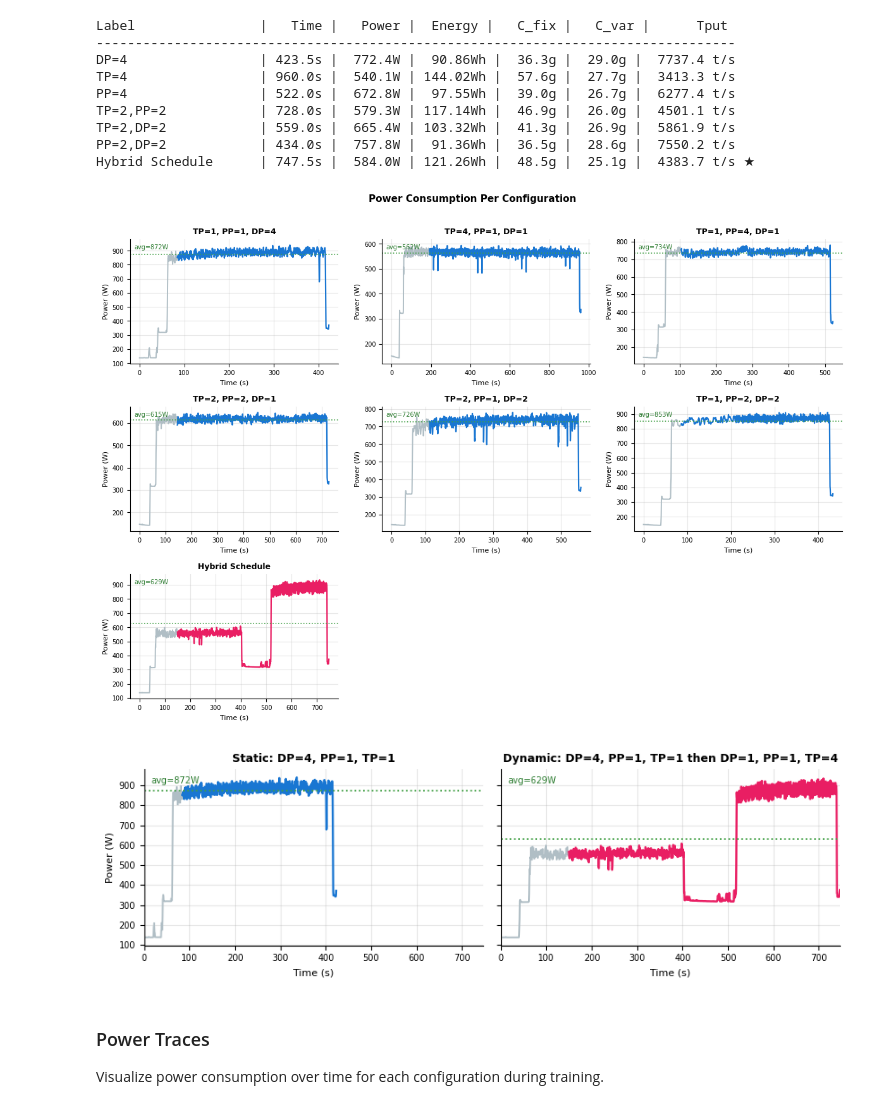
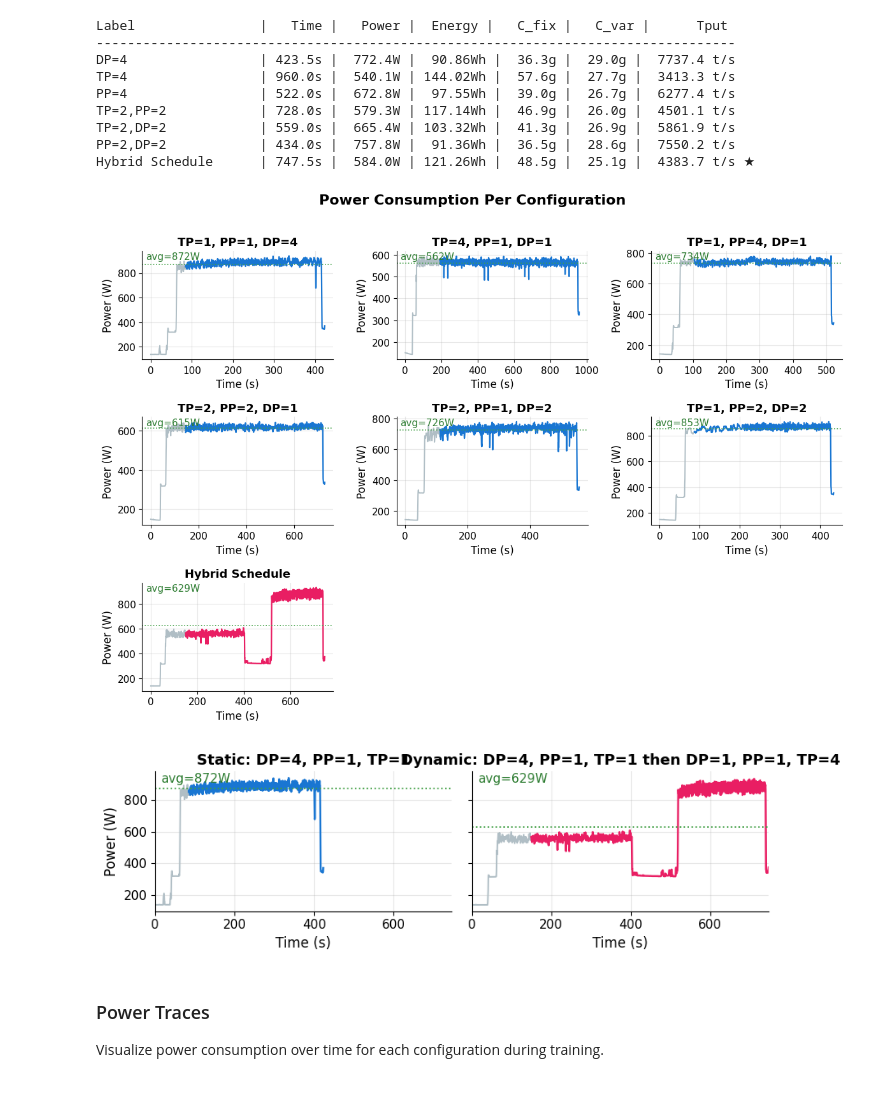
Before and after one commit to Wafik20/scheduling-carbon-aware-3d-parallelism, a Jupyter notebook: notebooks/visualize_training.ipynb, the cells around one changed output. Saved outputs shown, nothing was run; the diff lists cells and outputs as text; code cells hidden in the pictures.

Commit message:
room for bigger plots for the camera ready

```diff
--- a/notebooks/visualize_training.ipynb
+++ b/notebooks/visualize_training.ipynb
@@ -210,8 +232,21 @@ hybrid_schedule [SCHED]: avg=584.0W  steady=628.9W  samples=1495
 Load power logs for various parallelism configurations (DP, TP, PP, mixed) and compute key metrics.
 # %%
 # 4b derive ci
-if not configs:
-    raise RuntimeError("No configs loaded — cannot derive schedule duration.")
+if not globals().get("configs") and "load_configs" in globals():
+    print("configs is empty; reloading power CSVs from DATA_DIR...")
+    configs, skipped = load_configs()
+    if skipped:
+        print(f"Skipped: {', '.join(skipped)}")
+    static_configs = {k: v for k, v in configs.items() if not v["is_schedule"]}
+    sched_configs  = {k: v for k, v in configs.items() if v["is_schedule"]}
+    n_configs = len(configs)
+    all_configs = [(_label(cfg), _classify(cfg), cfg) for _, cfg in configs.items()]
+
+if not globals().get("configs"):
+    raise RuntimeError(
+        "No configs loaded — cannot derive schedule duration. "
+        f"Checked DATA_DIR={DATA_DIR!r}; verify MODEL_NAME and rerun the load csvs cell."
+    )
 
 CI_SCHEDULE_DURATION_S = max(len(cfg["df"]) for cfg in configs.values()) * INTERVAL_SECONDS
 slowest = max(configs.items(), key=lambda kv: len(kv[1]["df"]))[0]
@@ -288,22 +323,22 @@ if n_configs > 0:
         else:
             title = f"TP={cfg['tp']}, PP={cfg['pp']}, DP={cfg['dp']}"
 
-        ax.set_title(title, fontsize=9, fontweight="bold")
-        ax.set_xlabel("Time (s)", fontsize=8)
-        ax.set_ylabel("Power (W)", fontsize=8)
-        ax.tick_params(labelsize=7)
+        ax.set_title(title, fontsize=13, fontweight="bold")
+        ax.set_xlabel("Time (s)", fontsize=12)
+        ax.set_ylabel("Power (W)", fontsize=12)
+        ax.tick_params(labelsize=11)
         ax.text(0.02, 0.92, f"avg={cfg['steady_avg_power']:.0f}W",
-                transform=ax.transAxes, fontsize=7, color="#2E7D32")
+                transform=ax.transAxes, fontsize=11, color="#2E7D32")
 
     for ax in axes[n_configs:]:
         ax.set_visible(False)
 
-    fig.suptitle("Power Consumption Per Configuration", fontsize=11, fontweight="bold", y=1.01)
+    fig.suptitle("Power Consumption Per Configuration", fontsize=16, fontweight="bold", y=1.01)
     plt.tight_layout()
-    plt.savefig(os.path.join(PLOTS_DIR, "graph0_power_trends.png"), dpi=150, bbox_inches="tight")
+    plt.savefig(os.path.join(PLOTS_DIR, "graph0_power_trends.png"), dpi=300, bbox_inches="tight")
     plt.show()
 # %% [output]
-[figure, old version]
+[figure, new version]
 # %%
 # power trace figure: static DP=4 vs dynamic strategy
 static_key = None
@@ -412,39 +447,39 @@ for ax, trace in zip(axes, traces):
                     linestyle="-.",
                     linewidth=0.9,
                     alpha=0.75,
                 )
 
-    ax.set_title(trace["title"], fontsize=9, fontweight="bold")
-    ax.set_xlabel("Time (s)", fontsize=8)
-    ax.tick_params(labelsize=7)
+    ax.set_title(trace["title"], fontsize=13, fontweight="bold")
+    ax.set_xlabel("Time (s)", fontsize=12)
+    ax.tick_params(labelsize=11)
 
     ax.text(
         0.02,
         0.92,
         f"avg={cfg['steady_avg_power']:.0f}W",
         transform=ax.transAxes,
-        fontsize=7,
+        fontsize=11,
         color="#2E7D32",
     )
 
     # Force identical axes across both plots.
     ax.set_xlim(0, x_max)
     ax.set_ylim(y_min - y_pad, y_max + y_pad)
 
-axes[0].set_ylabel("Power (W)", fontsize=8)
+axes[0].set_ylabel("Power (W)", fontsize=12)
 
 fig.align_xlabels(axes)
 fig.align_ylabels(axes)
 
 plt.tight_layout()
 plt.savefig(
     os.path.join(PLOTS_DIR, "graph_static_vs_dynamic_power.png"),
     dpi=300,
     bbox_inches="tight",
 )
 plt.show()
 # %% [output]
-[figure, old version]
+[figure, new version]
 # %% [markdown]
 ### Power Traces
 
```
Also changed, not shown: parts of 28 cells of this notebook, 4 other files.
